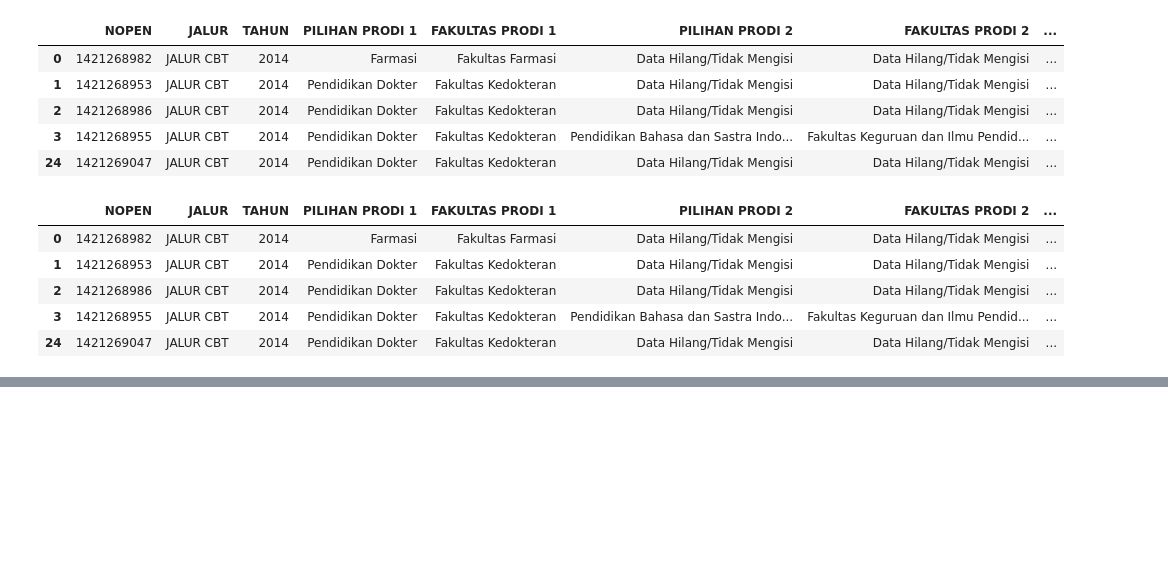
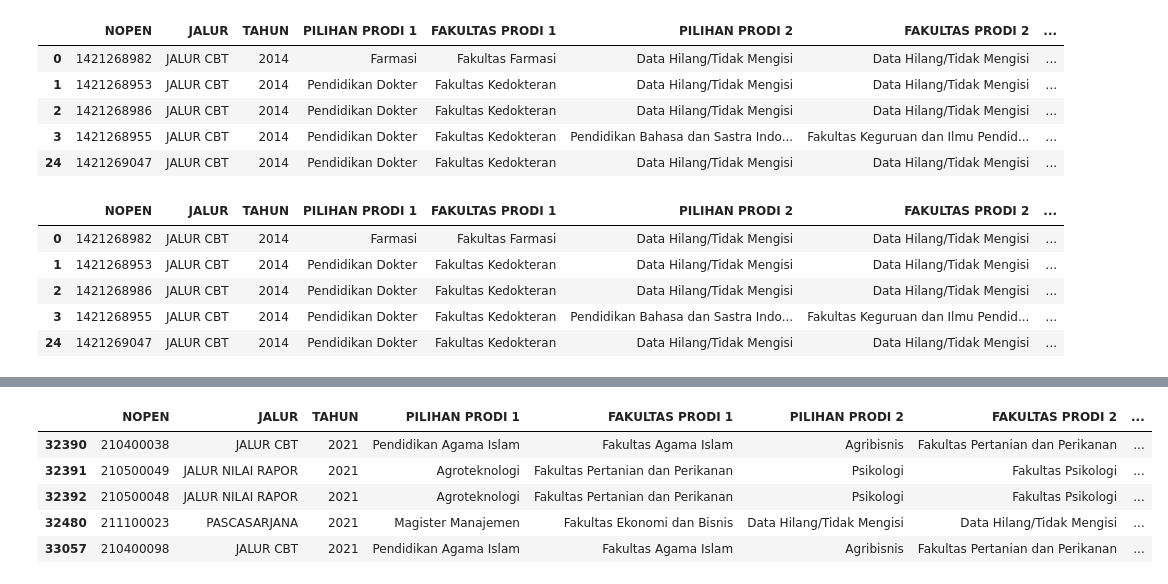
Before and after one commit to dhikaramadhansaputra/Full_Project_Data_Analyst, a Jupyter notebook: Tren Penerimaan MABA UMP 2014 - 2024/worksheet/pre-processing.ipynb, the cells around one changed output, grey strips where cells are left out. Cells and saved outputs as stored; diff of their text form; code cells hidden in the pictures; blank space fills up the shorter version.

Commit message:
missing values done, next kolom kode pos. liat cattan

```diff
--- a/Tren Penerimaan MABA UMP 2014 - 2024/worksheet/pre-processing.ipynb
+++ b/Tren Penerimaan MABA UMP 2014 - 2024/worksheet/pre-processing.ipynb
@@ -897,0 +951,5 @@ df[df['DITERIMA PRODI']=='Data Hilang/Tidak Mengisi'].head()
+# %%
+# merubah missing values menjadi "Data hilang"
+df['PEND. AYAH'].fillna("Data Hilang/Tidak Mengisi", inplace=True)
+df['PEND. IBU'].fillna("Data Hilang/Tidak Mengisi", inplace=True)
+df['PEKERJAAN IBU'].fillna("Data Hilang/Tidak Mengisi", inplace=True)
@@ -897,0 +1007,9 @@ df[df['DITERIMA PRODI']=='Data Hilang/Tidak Mengisi'].head()
+# %%
+df[df['USIA']==120].head()
+# %% [output]
+|  | NOPEN | JALUR | TAHUN | PILIHAN PRODI 1 | FAKULTAS PRODI 1 | PILIHAN PRODI 2 | FAKULTAS PRODI 2 | ... |
+| 32390 | 210400038 | JALUR CBT | 2021 | Pendidikan Agama Islam | Fakultas Agama Islam | Agribisnis | Fakultas Pertanian dan Perikanan | ... |
+| 32391 | 210500049 | JALUR NILAI RAPOR | 2021 | Agroteknologi | Fakultas Pertanian dan Perikanan | Psikologi | Fakultas Psikologi | ... |
+| 32392 | 210500048 | JALUR NILAI RAPOR | 2021 | Agroteknologi | Fakultas Pertanian dan Perikanan | Psikologi | Fakultas Psikologi | ... |
+| 32480 | 211100023 | PASCASARJANA | 2021 | Magister Manajemen | Fakultas Ekonomi dan Bisnis | Data Hilang/Tidak Mengisi | Data Hilang/Tidak Mengisi | ... |
+| 33057 | 210400098 | JALUR CBT | 2021 | Pendidikan Agama Islam | Fakultas Agama Islam | Agribisnis | Fakultas Pertanian dan Perikanan | ... |
```
Also changed, not shown: parts of 22 cells of this notebook, 1 other file.
